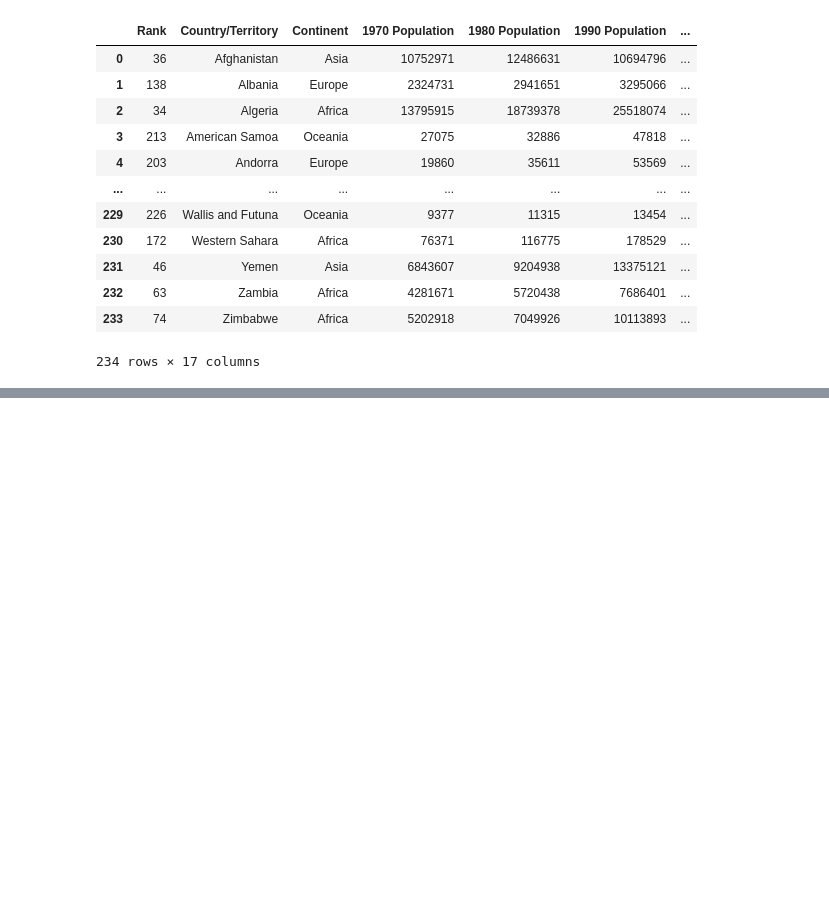
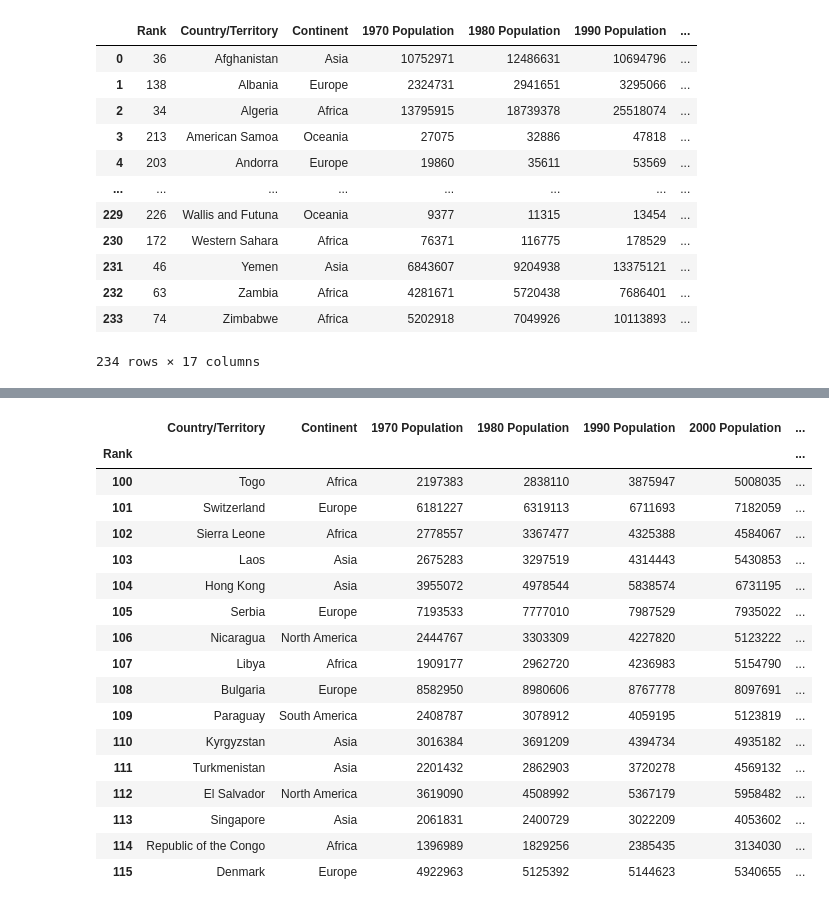
Before and after one commit to Y-Rov/python-PNU-course, a Jupyter notebook: course-part-2/realization-cw-2/rovinskyi-cw-2.ipynb, the cells around one changed output, grey strips where cells are left out. Saved outputs shown, nothing was run; the diff lists cells and outputs as text; code cells hidden in the pictures; blank space fills up the shorter version.

```diff
--- a/course-part-2/realization-cw-2/rovinskyi-cw-2.ipynb
+++ b/course-part-2/realization-cw-2/rovinskyi-cw-2.ipynb
@@ -10,6 +13,7 @@ import numpy as np
 # %%
-first_dataframe = pd.read_csv("world_population_1.csv")
-first_dataframe
+# Dataset №1
+first_df = pd.read_csv("world_population_1.csv")
+first_df
 # %% [output]
 |  | Rank | CCA3 | Country/Territory | Capital | Continent | 2022 Population | 2020 Population | ... |
 | 0 | 36 | AFG | Afghanistan | Kabul | Asia | 41128771 | 38972230 | ... |
@@ -25,8 +29,9 @@ first_dataframe
 | 233 | 74 | ZWE | Zimbabwe | Harare | Africa | 16320537 | 15669666 | ... |
 234 rows × 17 columns
 # %%
-second_dataframe = pd.read_csv("world_population_2.csv")
-second_dataframe
+# Dataset №2
+second_df = pd.read_csv("world_population_2.csv")
+second_df
 # %% [output]
 |  | cca2 | country | pop2022 | pop2021 | pop2020 | pop2050 | pop2030 | pop2015 | pop2010 | pop2000 | pop1990 | ... |
 | 0 | CN | China | 1425887.337 | 1425893.465 | 1424929.781 | 1312636.325 | 1415605.906 | 1393715.448 | 1348191.368 | 1264099.069 | 1153704.252 | ... |
@@ -70,0 +98,11 @@ result_dataframe
+# %%
+# Передбачений темп зростання кількості населення (< 1 - спад, > 1 - ріст)
+# 2030 рік
+result_df['2030 Predicted growth rate'] = result_df['2030 Predicted population'] / result_df['2022 Population']
+
+# 2050 рік
+result_df['2050 Predicted growth rate'] = result_df['2050 Predicted population'] / result_df['2022 Population']
+
+# Переважання народжуваності чи смертності у майбутньому (2030-2050рр.)
+result_df['Future dominance'] = (result_df['2050 Predicted population'] / result_df['2030 Predicted population']).apply(lambda value: 'Birth' if value > 1 else 'Death')
+result_df
@@ -70,0 +234,5 @@ result_dataframe
+# %%
+# Новий індекс - місце у рейтингу ('Rank')
+result_df_with_rank_index = result_df.set_index('Rank')
+result_df_with_rank_index.sort_index(inplace=True)
+result_df_with_rank_index
@@ -70,0 +272,22 @@ result_dataframe
+# %%
+# Вивід рейтингу від сотого до 115-ого місць
+result_df_with_rank_index.loc[100:115]
+# %% [output]
+|  | Country/Territory | Continent | 1970 Population | 1980 Population | 1990 Population | 2000 Population | ... |
+| Rank |  |  |  |  |  |  | ... |
+| 100 | Togo | Africa | 2197383 | 2838110 | 3875947 | 5008035 | ... |
+| 101 | Switzerland | Europe | 6181227 | 6319113 | 6711693 | 7182059 | ... |
+| 102 | Sierra Leone | Africa | 2778557 | 3367477 | 4325388 | 4584067 | ... |
+| 103 | Laos | Asia | 2675283 | 3297519 | 4314443 | 5430853 | ... |
+| 104 | Hong Kong | Asia | 3955072 | 4978544 | 5838574 | 6731195 | ... |
+| 105 | Serbia | Europe | 7193533 | 7777010 | 7987529 | 7935022 | ... |
+| 106 | Nicaragua | North America | 2444767 | 3303309 | 4227820 | 5123222 | ... |
+| 107 | Libya | Africa | 1909177 | 2962720 | 4236983 | 5154790 | ... |
+| 108 | Bulgaria | Europe | 8582950 | 8980606 | 8767778 | 8097691 | ... |
+| 109 | Paraguay | South America | 2408787 | 3078912 | 4059195 | 5123819 | ... |
+| 110 | Kyrgyzstan | Asia | 3016384 | 3691209 | 4394734 | 4935182 | ... |
+| 111 | Turkmenistan | Asia | 2201432 | 2862903 | 3720278 | 4569132 | ... |
+| 112 | El Salvador | North America | 3619090 | 4508992 | 5367179 | 5958482 | ... |
+| 113 | Singapore | Asia | 2061831 | 2400729 | 3022209 | 4053602 | ... |
+| 114 | Republic of the Congo | Africa | 1396989 | 1829256 | 2385435 | 3134030 | ... |
+| 115 | Denmark | Europe | 4922963 | 5125392 | 5144623 | 5340655 | ... |
```
Also changed, not shown: parts of 22 cells of this notebook.
